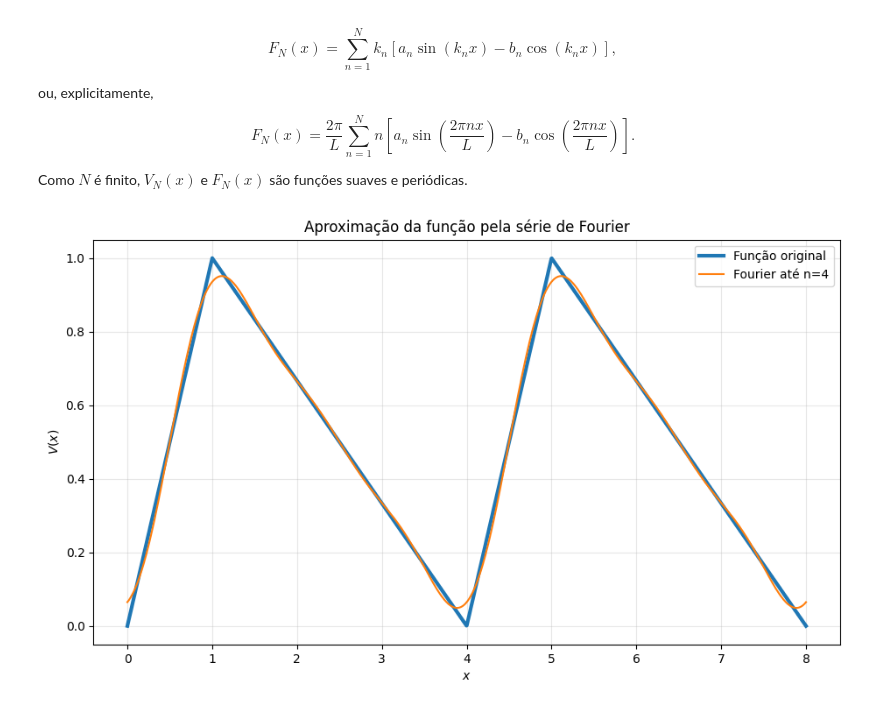
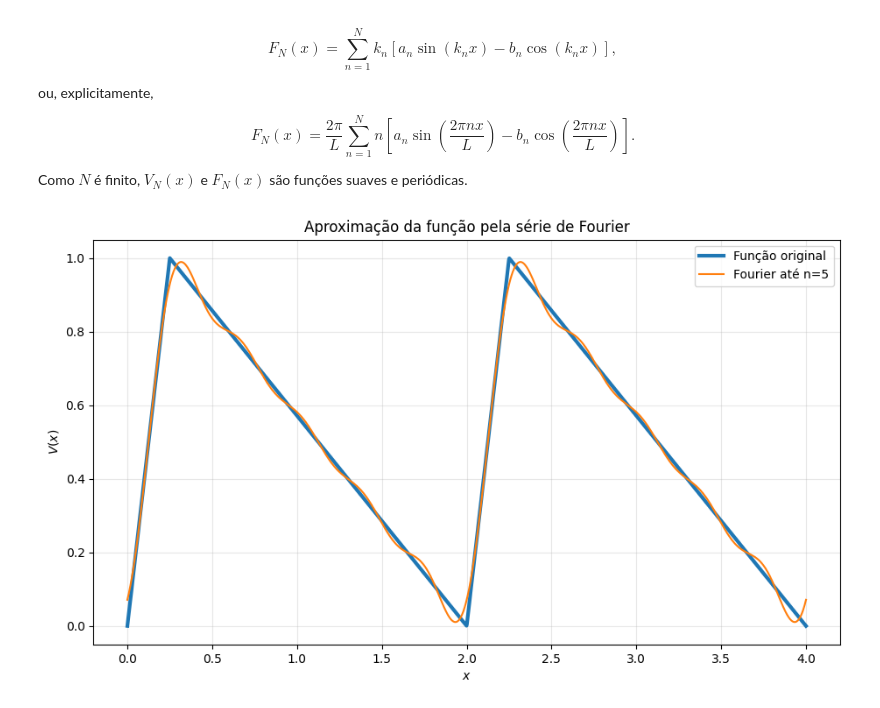
Before and after one commit to C4rl-LP/Trabalho-de-Mec-nica-Estat-stica-, a Jupyter notebook: teste_potencial.ipynb, the cells around one changed output. Cells and saved outputs as stored; diff of their text form; code cells hidden in the pictures.

```diff
--- a/teste_potencial.ipynb
+++ b/teste_potencial.ipynb
@@ -108,8 +108,8 @@ import matplotlib.pyplot as plt
 # ==================================================
 
 V0 = 1.0
-a = 3.0
-b = 1.0
+a = 1.75
+b = .25
 
 L = a + b
 k = 2 * np.pi / L
@@ -175,32 +175,32 @@ def fourier(x, N):
 # Plot
 # ==================================================
 
 plt.figure(figsize=(11, 6))
 
 # Função original
 plt.plot(
     x,
     V(x),
     label="Função original",
     linewidth=3
 )
 
 # Aproximações
-for N in [ 4]:
+for N in [ 5]:
     plt.plot(
         x,
         fourier(x, N),
         linewidth=1.5,
         label=f"Fourier até n={N}"
     )
 
 plt.xlabel("$x$")
 plt.ylabel("$V(x)$")
 plt.title("Aproximação da função pela série de Fourier")
 
 plt.grid(alpha=0.3)
 plt.legend()
 
 plt.show()
 # %% [output]
-[figure, old version]
+[figure, new version]
```
Also changed, not shown: parts of 1 cell of this notebook.
